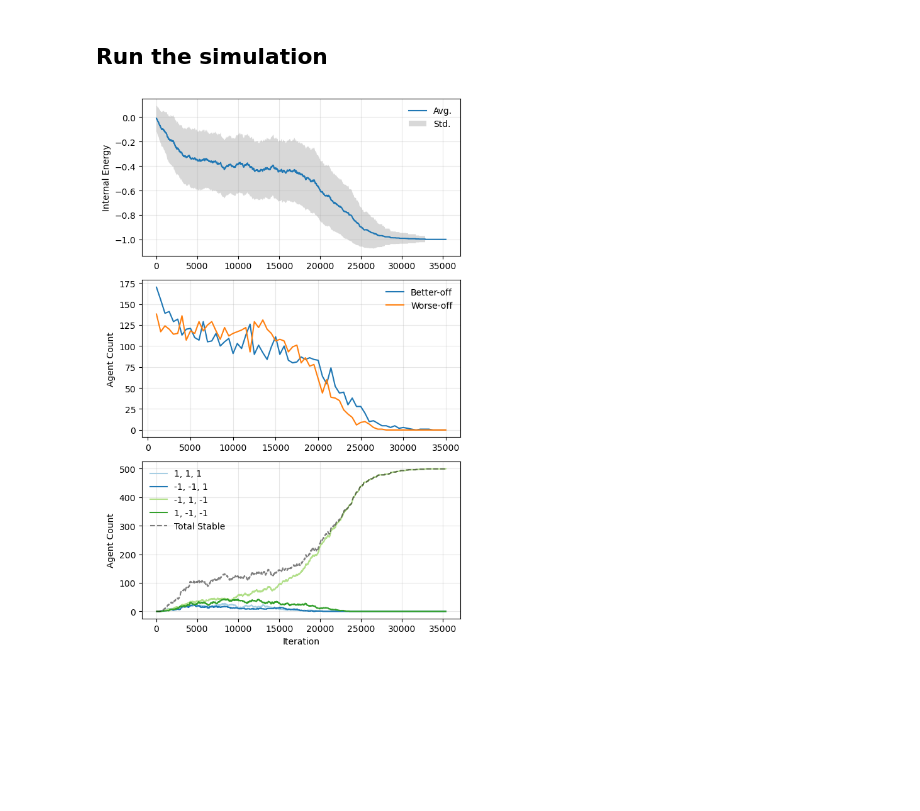
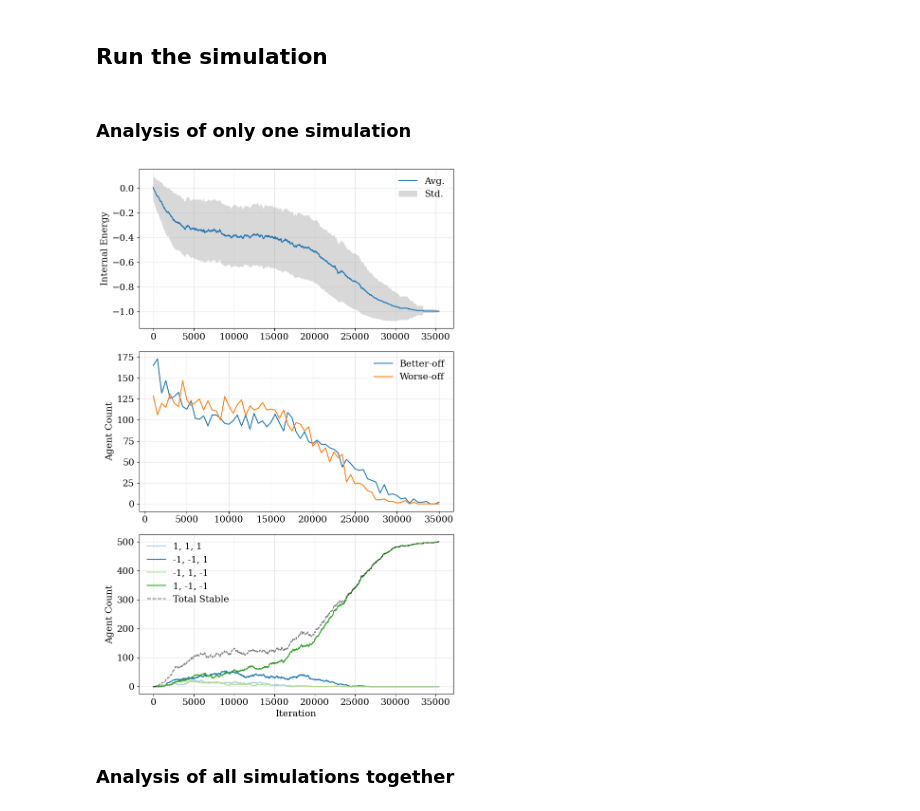
Before and after one commit to ocseckin/belief_network_extended, a Jupyter notebook: notebooks/explore_original_model.ipynb, the cells around one changed output. Saved outputs shown, nothing was run; the diff lists cells and outputs as text; code cells hidden in the pictures; blank space fills up the shorter version.

Commit message:
simulation with analyses

```diff
--- a/notebooks/explore_original_model.ipynb
+++ b/notebooks/explore_original_model.ipynb
@@ -18,7 +18,13 @@ from operator import mul
 from scipy.stats import norm
 import random
 
+import multiprocessing as mp
+
 from tqdm import tqdm
+
+plt.rcParams['font.family'] = 'serif'
+plt.rcParams['font.serif'] = ['Times New Roman'] + plt.rcParams['font.serif']
+plt.rcParams['font.size'] = 14
 # %% [markdown]
 ## **Observe model components one by one**
 # %% [markdown]
@@ -137,7 +143,6 @@ extended_model.embed_b_i_plus_1_to_belief_network(G, receiver, focal_edge, b_i_p
 # %%
 def simulate(sim_no):
 
-    global log
     # Initialize the dictionary to track beliefs
     track = {}
 
@@ -145,7 +150,7 @@ def simulate(sim_no):
     N = 500
     p = .2
     seed = 89
-    G = nx.gnp_random_graph(n=N, p=p, seed=seed)
+    G = nx.gnp_random_graph(n=N, p=p)
 
     # Embed the belief networks
     n_nodes = 3
@@ -175,7 +180,7 @@ def simulate(sim_no):
                     break
 
         if (t % N == 0) & (t > N):
-            # this tracks whether an agent's internal energy got better or not
+            # this tracks whether an agent's internal energy got better (lower) or not
             track[t]['better_off'] = np.sign(track[t]['internal_energies'] - track[t - N]['internal_energies'])
 
         # Randomly choose a sender, receiver and focal edge
@@ -187,4 +192,4 @@ def simulate(sim_no):
         # Update the belief in the network
         extended_model.embed_b_i_plus_1_to_belief_network(G, receiver, focal_edge, b_i_plus_1)
 
-        log[sim_no] = track
+    return (sim_no, track)
@@ -201,9 +196,16 @@ def count_sign_check_agents(beliefs_array_new, beliefs_array_old, n_nodes):
+# %%
+simulation_count = 100
+pool = mp.Pool(processes=16)
+results = pool.map(simulate, [*range(simulation_count)])
+results = {k:v for k,v in results}
 # %%
 types_of_stable = np.array([[1,1,1], [-1,-1,1], [-1,1,-1], [1,-1,-1]])
+# %% [markdown]
+### **Analysis of only one simulation**
 # %%
-track = log[0]
+track = results[11]
 
-fig, axs = plt.subplots(3,1,figsize=(6,9))
+fig, axs = plt.subplots(3,1,figsize=(8,12))
 mean_values = np.array([np.mean(v['internal_energies']) for v in track.values()])
 std_values = np.array([np.std(v['internal_energies']) for v in track.values()])/2
 
@@ -217,31 +219,33 @@ for sign, label in zip([-1,1], ['Better-off', 'Worse-off']):
                 [sum(v['better_off']==sign) for k,v in track.items() if 'better_off' in v.keys()],
                 label=label,
                 )
 
 
 # Plot the number of stable agents
 for stable, color in zip(types_of_stable, ['#a6cee3', '#1f78b4', '#b2df8a', '#33a02c']):
     axs[2].plot(x,
                 [sum(np.sum(v['beliefs']==stable, axis=1)==3) for v in track.values()],
                 label=", ".join([str(i) for i in list(stable)]),
                 color=color)
 axs[2].plot(x,
             [sum(v['internal_energies']==-1) for k,v in track.items()],
             label='Total Stable',
             color='black',
             linestyle='--',
             alpha=.5)
 
 for i, ylabel in zip([0, 1, 2], ['Internal Energy', 'Agent Count', 'Agent Count']):
     axs[i].grid(alpha=.3)
     axs[i].set_ylabel(ylabel)
     axs[i].legend(frameon=False)
 
 plt.legend(frameon=False)
 
 axs[i].set_xlabel('Iteration')
 
 fig.tight_layout()
 fig.show()
 # %% [output]
-[figure, old version]
+[figure, new version]
+# %% [markdown]
+### Analysis of all simulations together
```
Also changed, not shown: parts of 4 cells of this notebook, 1 other file.
